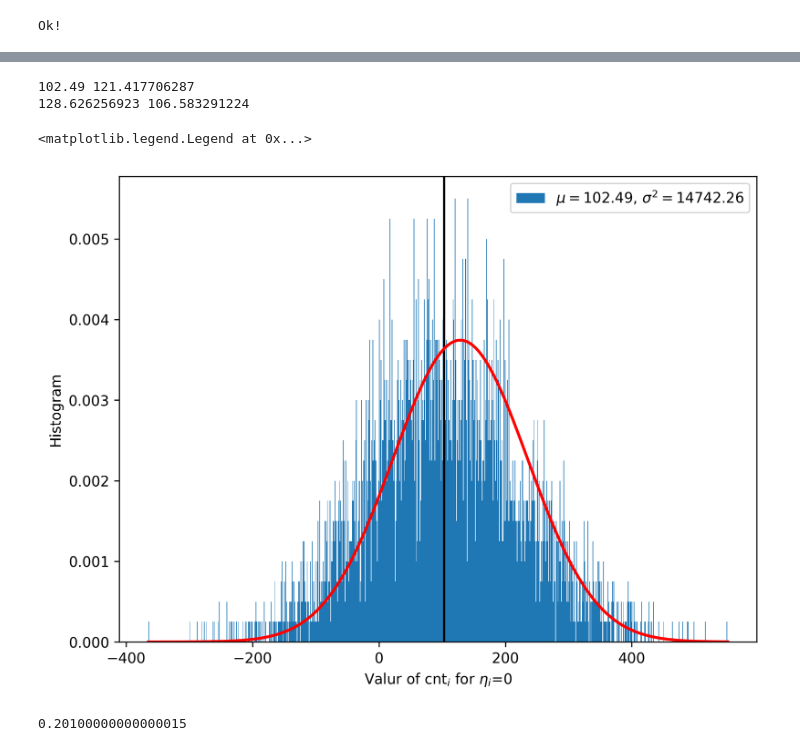
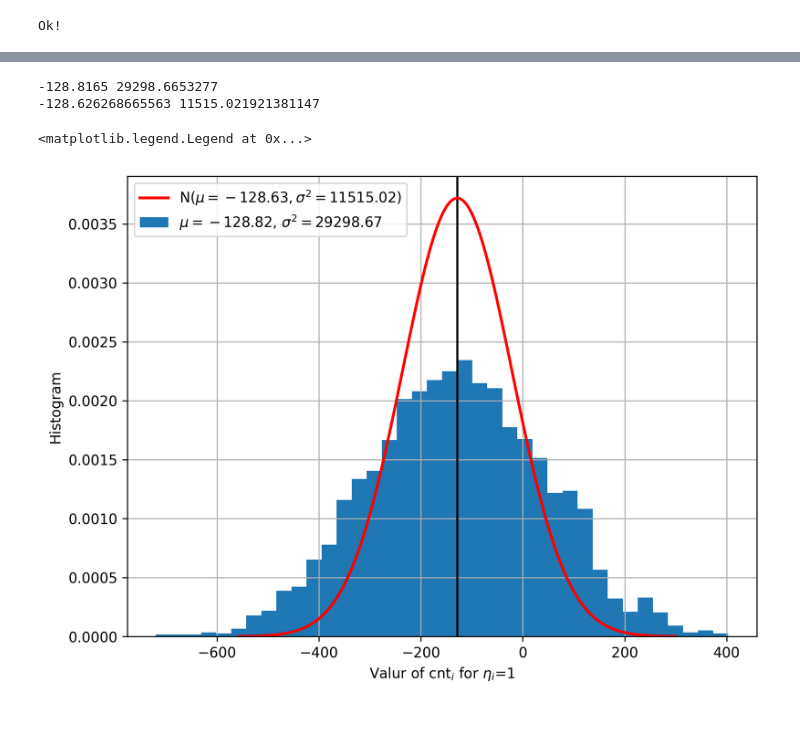
Before and after one commit to msbrogli/sdm-framework, a Jupyter notebook: docs/notebooks/Autocorrelation - Test 1 - Autoassociative (x at x).ipynb, the cells around one changed output, grey strips where cells are left out. Cells and saved outputs as stored; diff of their text form; code cells hidden in the pictures; blank space fills up the shorter version.

```diff
--- a/docs/notebooks/Autocorrelation - Test 1 - Autoassociative (x at x).ipynb
+++ b/docs/notebooks/Autocorrelation - Test 1 - Autoassociative (x at x).ipynb
@@ -31,6 +61,18 @@ Writing 10000 random bitstrings... !!!!!!!!!!!!!!!!!!!!!!!!!!!!!!!!!!!!!!!!!!!!!
 # %%
 v1 = []
 for i in range(sample):
+    if (i+1)%10000 == 0:
+        print(i+1, end=' ')
     bs1 = address_space.get_bitstring(i)
     bs2 = counter.to_bitstring(i)
     v1.append(bits - bs1.distance_to(bs2))
+
+    #bs1 = address_space.get_bitstring(i)
+    #cnt = 0
+    #for j, x in enumerate(counter.get_counter(i)):
+    #    b = bs1.get_bit(j)
+    #    if b == 1 and x >= 0:
+    #        cnt += 1
+    #    elif b == 0 and x <= 0:
+    #        cnt += 1
+    #v1.append(cnt)
@@ -267,52 +390,53 @@ v8 = []
 k = 0
 while k < 4000:
     bs1 = sdmlib.Bitstring.init_random(bits)
-    if bs1.get_bit(0) != 1:
+    bit_idx = random.randint(0, bits-1)
+    if bs1.get_bit(bit_idx) != 0:
         continue
     k += 1
     selected = address_space.scan_opencl2(bs1, radius)
     acc = 0
     cnt = 0
     for idx in selected:
-        bs2 = address_space.get_bitstring(idx)
-        acc += counter.counter[idx][0]
+        #bs2 = address_space.get_bitstring(idx)
+        acc += counter.counter[idx][bit_idx]
     v7.append(acc)
     v8.append(1.0*cnt/len(selected))
 # %%
 plt.figure(figsize=(8, 6), dpi=300)
 
 mu = 1.0*sum(v7)/len(v7)
 var = sum((x-mu)**2 for x in v7)/len(v7)
-bins = plt.hist(v7, bins=range(min(v7), max(v7)+1), density=True, label='$\mu = {:.2f}$, $\sigma^2 = {:.2f}$'.format(mu, var));
-print(mu, var**0.5)
+#bins = range(min(v7), max(v7)+1)
+bins = plt.hist(v7, bins='fd', density=True, label='$\mu = {:.2f}$, $\sigma^2 = {:.2f}$'.format(mu, var));
+print(mu, var)
 
 plt.axvline(mu+0.5, color='k')
 plt.ylabel('Histogram')
 
-number_of_bs_per_hl = 10000 * 1071.85 / 1000000
-probability = (2*prob_xi_yi-1)
-
-mu = (2*prob_xi_yi-1) * number_of_bs_per_hl * ((2*prob_xi_yi-1) * 1071.85)
-sigma = 2 * (prob_xi_yi * (1 - prob_xi_yi) * number_of_bs_per_hl * (1071.85))**0.5
-plt.xlabel('Valur of cnt$_i$ for $\eta_i$=0')
+mu3 = -(2*p-1) * (2*p-1) * theta * h
+var3 = (var1 * p * h + mu1*mu1*(h*p*(p-1) + p*p*h*(1-p1))) + (var1 * (1-p) * h + mu1*mu1*(h*p*(p-1) + (1-p)*(1-p)*h*(1-p1)))
+#var3 = 2.4*var3
+#var3 = 27838.3029124
+plt.xlabel('Valur of cnt$_i$ for $\eta_i$=1')
 
 import numpy as np
 import matplotlib.mlab as mlab
-x_values = np.linspace(min(v7), max(v7)+1, 1000)
-y_values = mlab.normpdf(x_values, mu, sigma)
-plt.plot(x_values, y_values, 'r', linewidth=2.0);
+x_values = np.linspace(mu3-4*(var3**0.5), mu3+4*(var3**0.5), 1000)
+y_values = mlab.normpdf(x_values, mu3, var3**0.5)
+plt.plot(x_values, y_values, 'r', linewidth=2.0, label='N($\mu={:.2f}, \sigma^2={:.2f}$)'.format(mu3, var3));
 
-print(mu, sigma)
+print(mu3, var3)
+plt.grid()
 plt.legend()
 # %% [output]
-102.49 121.417706287
-128.626256923 106.583291224
+-128.8165 29298.6653277
+-128.626268665563 11515.021921381147
 <matplotlib.legend.Legend at 0x...>
-[figure, old version]
+[figure, new version]
 # %%
-sum(x for x, y in zip(bins[0], bins[1]) if y < 0)
+p
+#sum(x for x, y in zip(bins[0], bins[1]) if y < 0)
-# %% [output]
-0.20100000000000015
 # %%
 v9 = []
 for i in range(2000):
```
Also changed, not shown: parts of 23 cells of this notebook, 1 other file.
